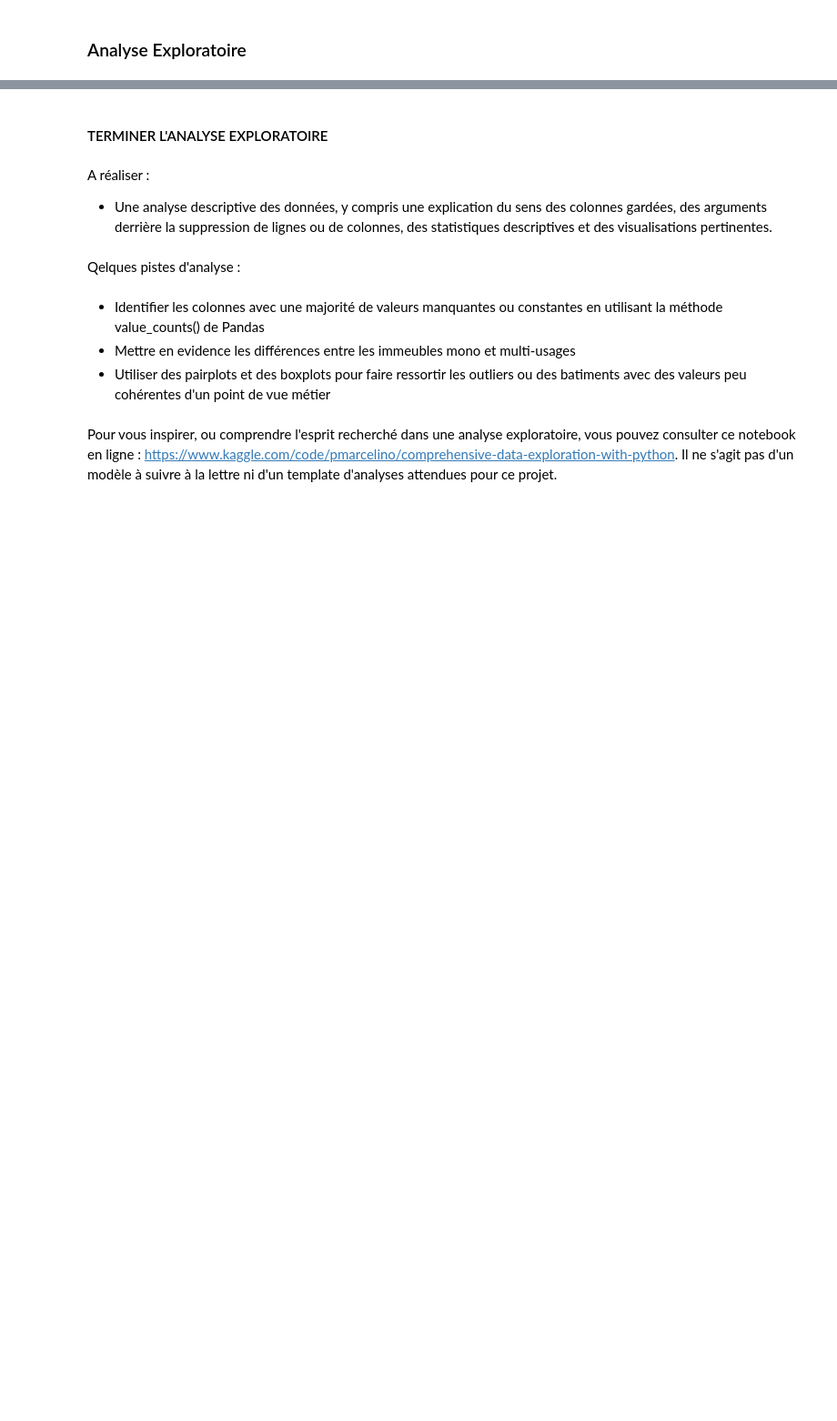
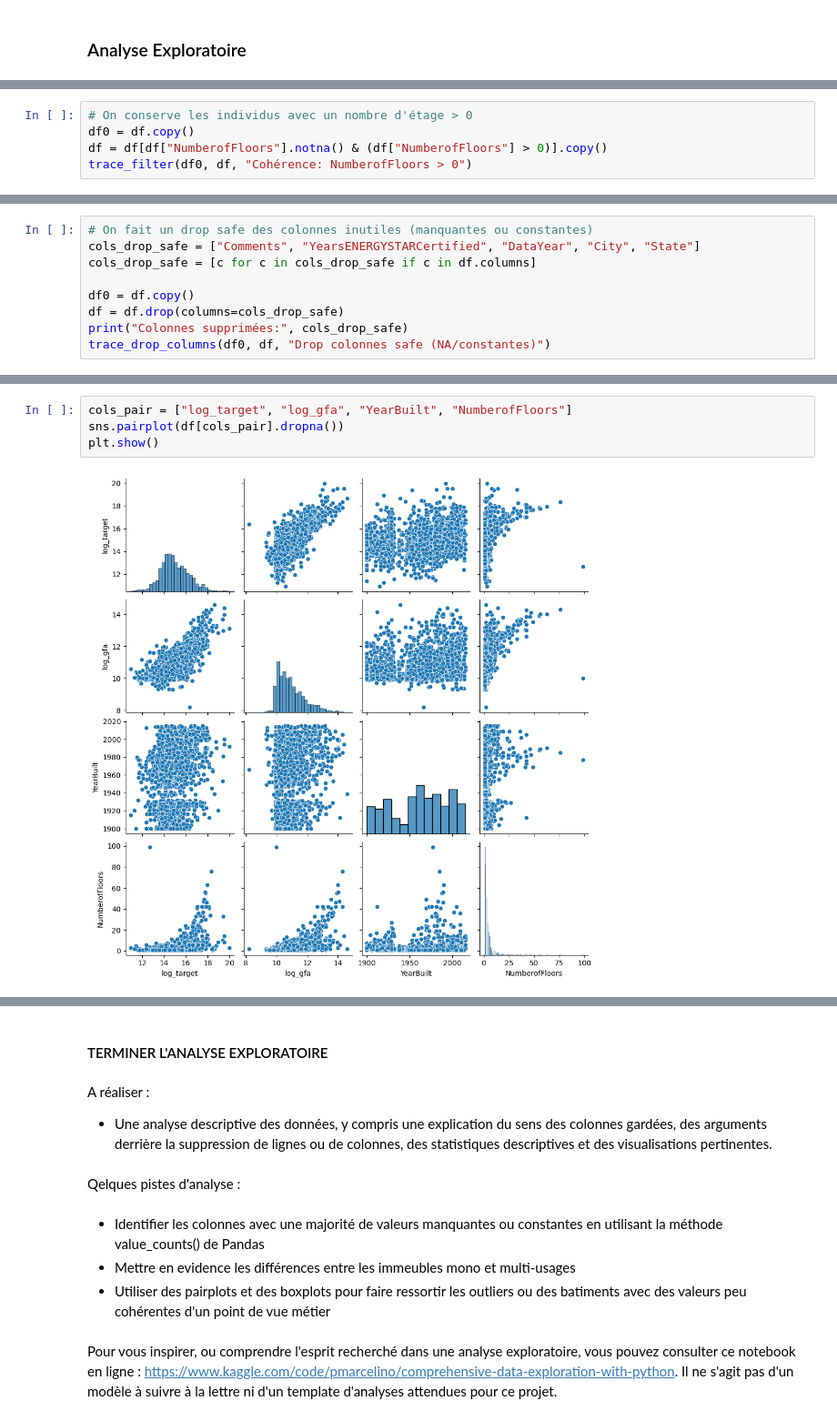
Before and after one commit to G-Hostin/seattle-building-energy-prediction, a Jupyter notebook: P3_template_modelistation_supervisee_data_scientist.ipynb, the cells around one changed output, grey strips where cells are left out. Shown at 91% size. Saved outputs shown, nothing was run; the diff lists cells and outputs as text; blank space fills up the shorter version.

```diff
--- a/P3_template_modelistation_supervisee_data_scientist.ipynb
+++ b/P3_template_modelistation_supervisee_data_scientist.ipynb
@@ -20,0 +112,5 @@ building_consumption.info()
+# %%
+# On conserve les individus avec un nombre d'étage > 0
+df0 = df.copy()
+df = df[df["NumberofFloors"].notna() & (df["NumberofFloors"] > 0)].copy()
+trace_filter(df0, df, "Cohérence: NumberofFloors > 0")
@@ -20,0 +148,9 @@ building_consumption.info()
+# %%
+# On fait un drop safe des colonnes inutiles (manquantes ou constantes)
+cols_drop_safe = ["Comments", "YearsENERGYSTARCertified", "DataYear", "City", "State"]
+cols_drop_safe = [c for c in cols_drop_safe if c in df.columns]
+
+df0 = df.copy()
+df = df.drop(columns=cols_drop_safe)
+print("Colonnes supprimées:", cols_drop_safe)
+trace_drop_columns(df0, df, "Drop colonnes safe (NA/constantes)")
@@ -20,0 +274,6 @@ building_consumption.info()
+# %%
+cols_pair = ["log_target", "log_gfa", "YearBuilt", "NumberofFloors"]
+sns.pairplot(df[cols_pair].dropna())
+plt.show()
+# %% [output]
+[figure, added]
```
Also changed, not shown: parts of 45 cells of this notebook, 1 other file.
